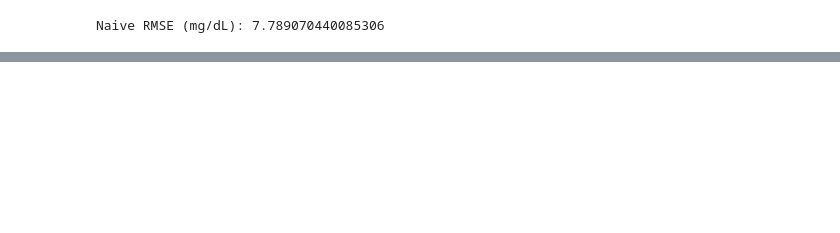
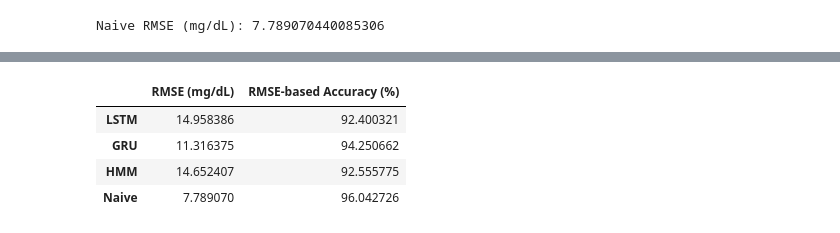
Before and after one commit to Glucora/Ai-Powered-System-for-Continuous-Glucose-Monitoring-and-Automated-Insulin-Delivery, a Jupyter notebook: Preprocessing/diabetes_datasets (Time-Series) - Malak/GRU, LSTM, HMM Malak's dataset.ipynb, the cells around one changed output, grey strips where cells are left out. Cells and saved outputs as stored; diff of their text form; code cells hidden in the pictures; blank space fills up the shorter version.

```diff
--- a/Preprocessing/diabetes_datasets (Time-Series) - Malak/GRU, LSTM, HMM Malak's dataset.ipynb
+++ b/Preprocessing/diabetes_datasets (Time-Series) - Malak/GRU, LSTM, HMM Malak's dataset.ipynb
@@ -300,2 +300,27 @@ GRU Accuracy: 94.47%
 HMM Accuracy: 92.56%
 Naive Accuracy: 96.04%
+# %%
+import pandas as pd
+
+performance_matrix = pd.DataFrame({
+    "RMSE (mg/dL)": {
+        "LSTM": lstm_rmse,
+        "GRU": gru_rmse,
+        "HMM": hmm_rmse,
+        "Naive": naive_rmse
+    },
+    "RMSE-based Accuracy (%)": {
+        "LSTM": lstm_acc,
+        "GRU": gru_acc,
+        "HMM": hmm_acc,
+        "Naive": naive_acc
+    },
+})
+
+performance_matrix
+# %% [output]
+|  | RMSE (mg/dL) | RMSE-based Accuracy (%) |
+| LSTM | 14.958386 | 92.400321 |
+| GRU | 11.316375 | 94.250662 |
+| HMM | 14.652407 | 92.555775 |
+| Naive | 7.789070 | 96.042726 |
```
Also changed, not shown: parts of 7 cells of this notebook, 1 other file.
